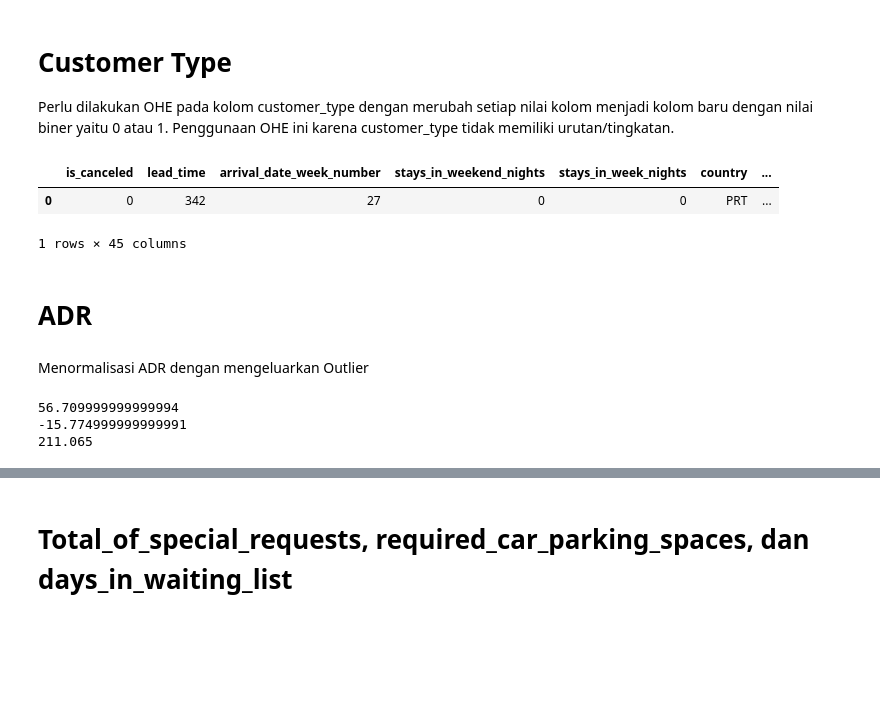
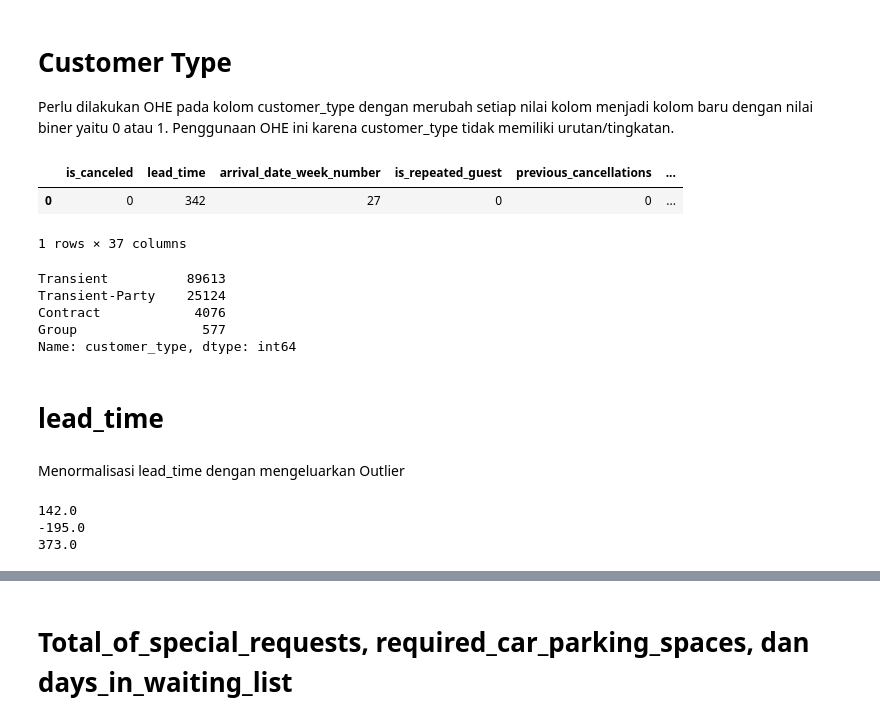
Before and after one commit to ari-mhp/FP-Rakamin-DS-MD-Hotel, a Jupyter notebook: stage2.ipynb, the cells around one changed output, grey strips where cells are left out. Cells and saved outputs as stored; diff of their text form; code cells hidden in the pictures; blank space fills up the shorter version.

```diff
--- a/stage2.ipynb
+++ b/stage2.ipynb
@@ -311,3 +380,5 @@ df_clean.head(1)
+# %%
+df_clean = df_clean.drop('distribution_channel',axis=1)
 # %% [markdown]
 # Is_repeated_guest
 # %% [markdown]
@@ -379,7 +450,7 @@ Buat kolom `room_as_ordered` dari perbandingan kolom `reserved_room_type` dan `a
 df_clean['room_as_ordered'] = np.where(df_clean['reserved_room_type'] == df_clean['assigned_room_type'], 1, 0)
 
 # Hapus kolom tidak terpakai
-df_clean.drop(['reserved_room_type', 'assigned_room_type'], axis=1)
+df_clean = df_clean.drop(['reserved_room_type', 'assigned_room_type'], axis=1)
 
 df_clean.head(1)
 # %% [output]
@@ -389,13 +485,15 @@ df_clean.head(1)
+# %%
+df_clean['booking_changes'] = [0 if x == 0 else 1 for x in df_clean['booking_changes']]
 # %% [markdown]
 # Deposit Type
 # %% [markdown]
 Perlu dilakukan OHE pada kolom deposit_type dengan merubah setiap nilai kolom menjadi kolom baru dengan nilai biner yaitu 0 atau 1. Penggunaan OHE ini karena deposit_type dan tidak memiliki urutan/tingkatan.
 # %%
-deposit_ohe = pd.get_dummies(df_clean['deposit_type'], prefix='deposit_type')
+deposit_ohe = pd.get_dummies(df_clean['deposit_type'], prefix='deposit_type',drop_first=True)
 df_clean = df_clean.join(deposit_ohe)
 
 # Hapus kolom tidak terpakai
-df_clean.drop('deposit_type', axis=1)
+df_clean = df_clean.drop('deposit_type', axis=1)
 
 df_clean.head(1)
 # %% [output]
@@ -465,34 +563,42 @@ df_clean = df_clean.drop(['agent', 'company'], axis=1)
 
 Perlu dilakukan OHE pada kolom customer_type dengan merubah setiap nilai kolom menjadi kolom baru dengan nilai biner yaitu 0 atau 1. Penggunaan OHE ini karena customer_type tidak memiliki urutan/tingkatan.
 # %%
-customer_ohe = pd.get_dummies(df_clean['customer_type'], prefix='customer_type')
+customer_ohe = pd.get_dummies(df_clean['customer_type'], prefix='customer_type',drop_first=True)
 df_clean = df_clean.join(customer_ohe)
 
 # Hapus kolom tidak terpakai
-df_clean.drop('customer_type', axis=1)
+df_clean = df_clean.drop('customer_type', axis=1)
 
 df_clean.head(1)
 # %% [output]
-|  | is_canceled | lead_time | arrival_date_week_number | stays_in_weekend_nights | stays_in_week_nights | country | ... |
-| 0 | 0 | 342 | 27 | 0 | 0 | PRT | ... |
+|  | is_canceled | lead_time | arrival_date_week_number | is_repeated_guest | previous_cancellations | ... |
+| 0 | 0 | 342 | 27 | 0 | 0 | ... |
-1 rows × 45 columns
+1 rows × 37 columns
+# %%
+df.customer_type.value_counts()
+# %% [output]
+Transient          89613
+Transient-Party    25124
+Contract            4076
+Group                577
+Name: customer_type, dtype: int64
 # %% [markdown]
-# ADR
+# lead_time
 # %% [markdown]
-Menormalisasi ADR dengan mengeluarkan Outlier
+Menormalisasi lead_time dengan mengeluarkan Outlier
 # %%
-# Batas atas dan bawah ADR
-adr_Q1 = df['adr'].quantile(0.25)
-adr_Q3 = df['adr'].quantile(0.75)
-adr_IQR = adr_Q3 - adr_Q1
-adr_low_limit = adr_Q1 - (adr_IQR * 1.5)
-adr_high_limit = adr_Q3 + (adr_IQR * 1.5)
+# Batas atas dan bawah lead_time
+lead_time_Q1 = df['lead_time'].quantile(0.25)
+lead_time_Q3 = df['lead_time'].quantile(0.75)
+lead_time_IQR = lead_time_Q3 - lead_time_Q1
+lead_time_low_limit = lead_time_Q1 - (lead_time_IQR * 1.5)
+lead_time_high_limit = lead_time_Q3 + (lead_time_IQR * 1.5)
 
-print(adr_IQR)
-print(adr_low_limit)
-print(adr_high_limit)
+print(lead_time_IQR)
+print(lead_time_low_limit)
+print(lead_time_high_limit)
 # %% [output]
-56.709999999999994
--15.774999999999991
-211.065
+142.0
+-195.0
+373.0
 # %%
```
Also changed, not shown: parts of 46 cells of this notebook.
